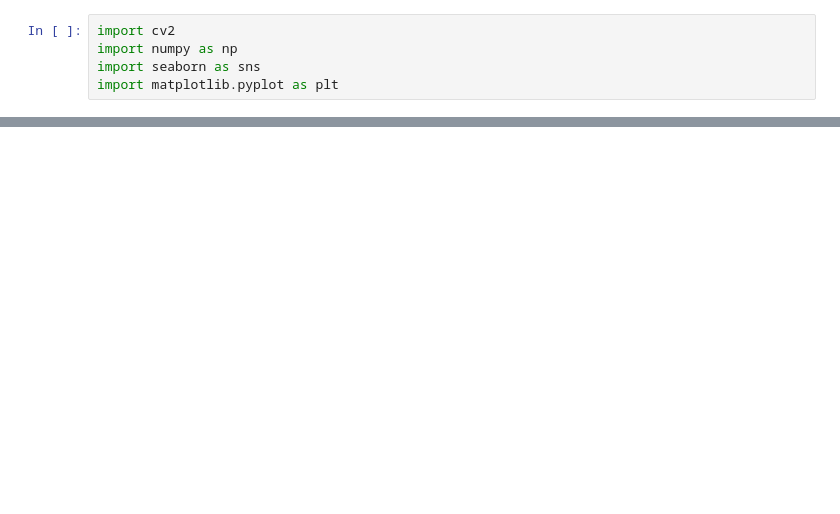
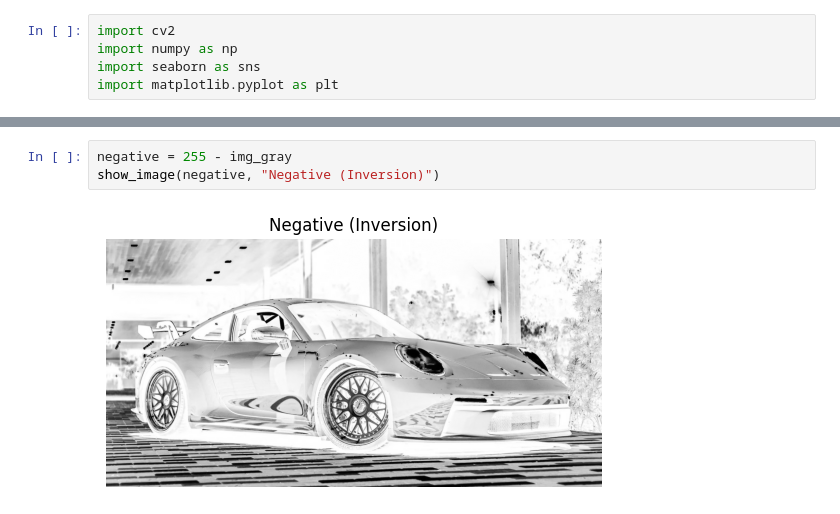
Before and after one commit to DwipaRaharja/Kuis-2-Pengelolaan-Data-Tidak-Terstruktur, a Jupyter notebook: main_project.ipynb, the cells around one changed output, grey strips where cells are left out. Saved outputs shown, nothing was run; the diff lists cells and outputs as text; blank space fills up the shorter version.

```diff
--- a/main_project.ipynb
+++ b/main_project.ipynb
@@ -19,0 +58,5 @@ plt.show()
+# %%
+negative = 255 - img_gray
+show_image(negative, "Negative (Inversion)")
+# %% [output]
+[figure, added]
```
Also changed, not shown: parts of 8 cells of this notebook.
